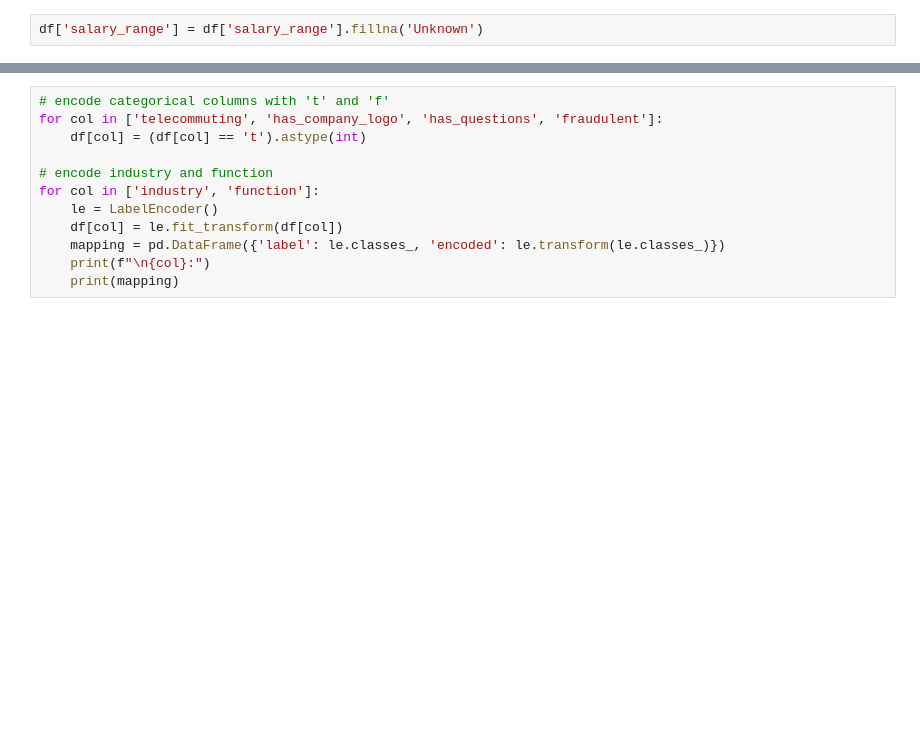
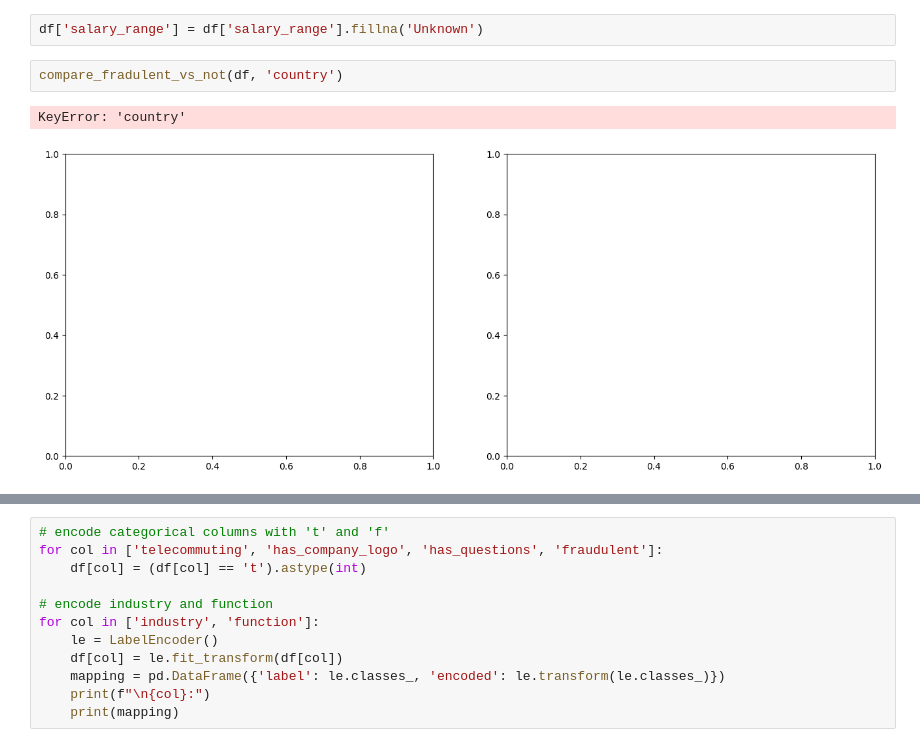
Before and after one commit to n0irrr/Fradulent-Job-Ad-Detection, a Jupyter notebook: main.ipynb, the cells around one changed output, grey strips where cells are left out. Drawn from its saved outputs; the diff is of its cells as text; blank space fills up the shorter version.

```diff
--- a/main.ipynb
+++ b/main.ipynb
@@ -150,6 +150,11 @@ plt.show()
 count of null values in salary_range has a positive relationship with whether it is fraudulent/not fraudulent. Therefore, we will just replace null values in salary_range column with 'Unknown' despite there being many null values.
 # %%
 df['salary_range'] = df['salary_range'].fillna('Unknown')
+# %%
+compare_fradulent_vs_not(df, 'country')
+# %% [output]
+KeyError: 'country'
+[figure, added]
 # %%
 compare_fradulent_vs_not(df, 'employment_type')
 # %% [output]
```
Also changed, not shown: parts of 12 cells of this notebook.
